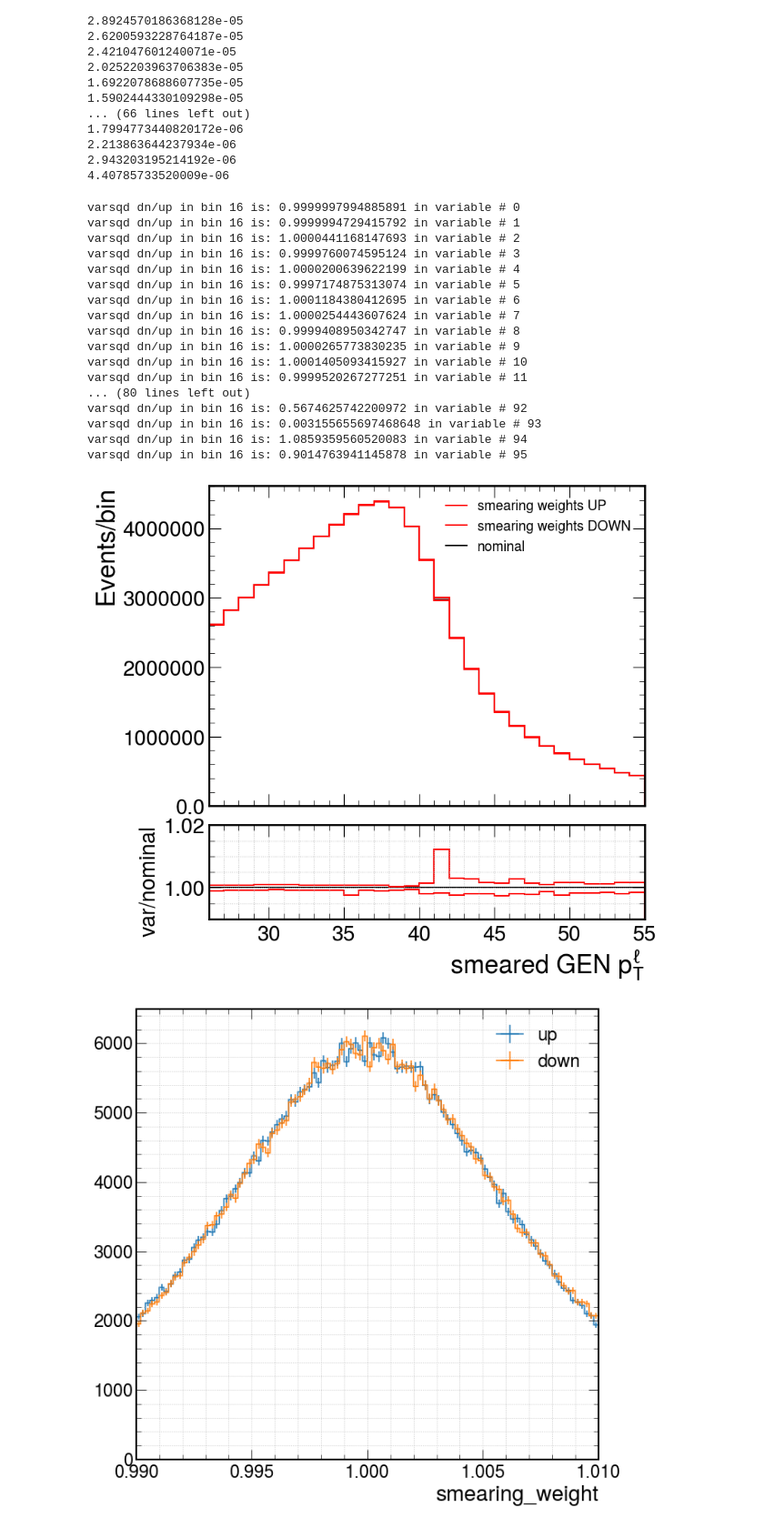
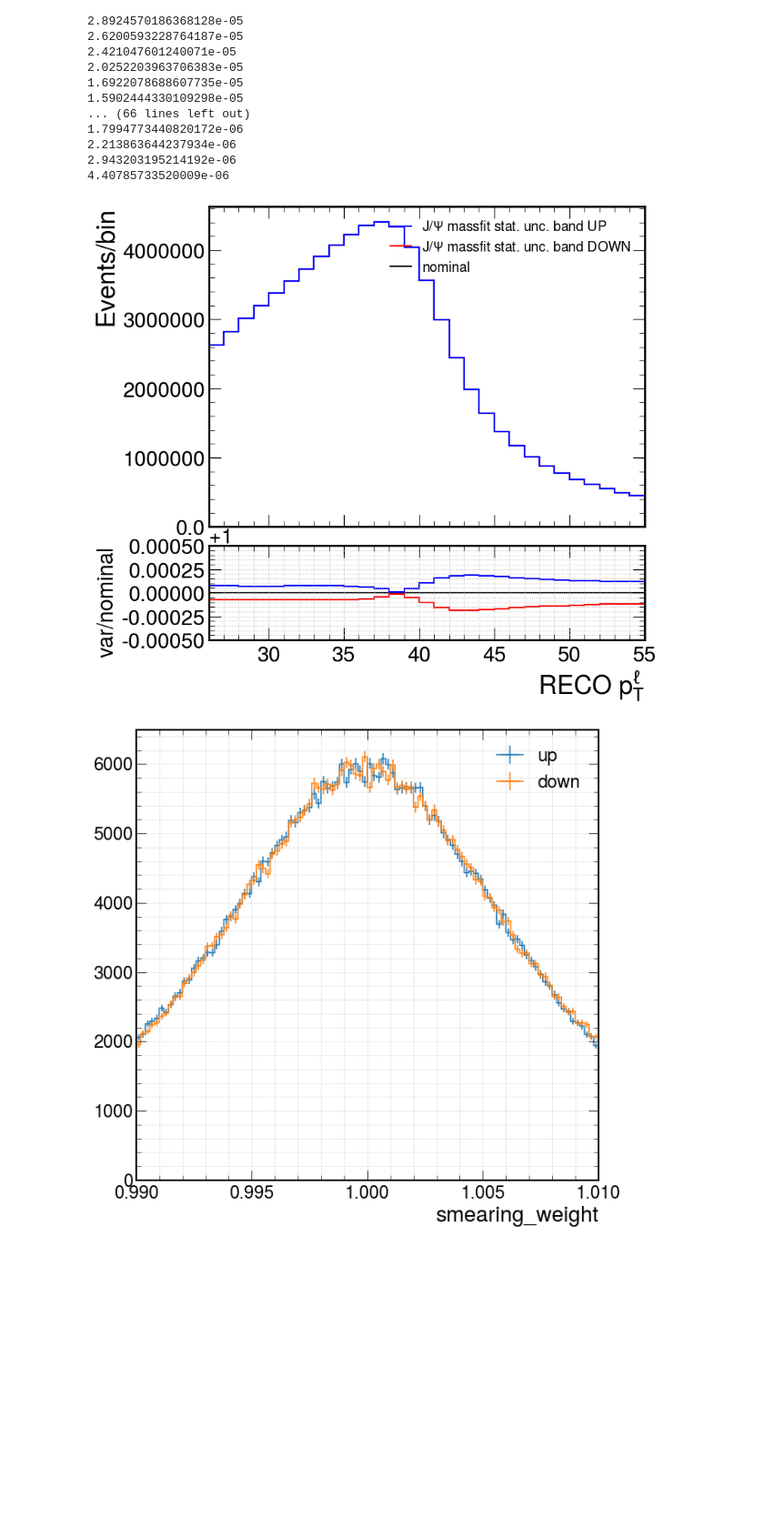
Before and after one commit to bendavid/WRemnants, a Jupyter notebook: notebooks/muonMomentumScale.ipynb, the cells around one changed output. Shown at 91% size. Saved outputs shown, nothing was run; the diff lists cells and outputs as text; code cells hidden in the pictures; blank space fills up the shorter version.

```diff
--- a/notebooks/muonMomentumScale.ipynb
+++ b/notebooks/muonMomentumScale.ipynb
@@ -148,0 +126,27 @@ fig = plot_tools.makePlotWithRatioToRef(
+# %%
+action = lambda x: x.project('pt')
+#action = lambda x: sel.unrolledHist(x)
+
+nominal = action(wp['nominal'][{'charge':1j}])
+ms_from_smearing = [action(wp['nominal_muonScaleSyst_responseWeights'][{'charge':1j}][...,143,0]),
+                    action(wp['nominal_muonScaleSyst_responseWeights'][{'charge':1j}][...,143,1])]
+
+
+fig = plot_tools.makePlotWithRatioToRef(
+    [
+        nominal,
+        ms_from_smearing[0],
+        ms_from_smearing[1]
+    ],
+    labels = [
+        'nominal',
+        r'J/$\Psi$ massfit variation #72 DOWN',
+        r'J/$\Psi$ massfit variation #72 UP',
+    ],
+    colors = ['black', 'red', 'blue'],
+    rrange = [0.99995, 1.00005],
+    nlegcols = 1,
+    rlabel = 'var/nominal',
+    xlabel = r'RECO $p_T^{\ell}$',
+    grid = True
+)
@@ -268,63 +263,46 @@ uncs on A:
 2.943203195214192e-06
 4.40785733520009e-06
 # %%
-swv = wp['muonScaleSyst_responseWeights_gensmear']
+swv = wp['nominal_muonScaleSyst_responseWeights']
 
-for i in range(swv[0,0,0,0,0,...,0].size - 2):
+for i in range(swv[0,0,0,0,0,...,0].size):
     var_h_dn = hh.addHists(swv[{'charge':1j, 'downUpVar':0, 'unc':i}].project('pt'), -1 * nominal)
     var_h_up = hh.addHists(swv[{'charge':1j, 'downUpVar':1, 'unc':i}].project('pt'), -1 * nominal)
     varsqd_h_dn = hh.multiplyHists(var_h_dn, var_h_dn)
     varsqd_h_up = hh.multiplyHists(var_h_up, var_h_up)
-    print('varsqd dn/up in bin 16 is:',  varsqd_h_dn[15].value/varsqd_h_up[15].value, 'in variable #', i)
+    #print('varsqd dn/up in bin 16 is:',  varsqd_h_dn[15].value/varsqd_h_up[15].value, 'in variable #', i)
     if i == 0:
         tot_varsqd_h_dn = varsqd_h_dn
         tot_varsqd_h_up = varsqd_h_up
     else:
         tot_varsqd_h_dn = hh.addHists(tot_varsqd_h_dn, varsqd_h_dn)
         tot_varsqd_h_up = hh.addHists(tot_varsqd_h_up, varsqd_h_up)
 tot_var_h_dn = hh.sqrtHist(tot_varsqd_h_dn)
 tot_var_h_up = hh.sqrtHist(tot_varsqd_h_up)
 
 h_dn = hh.addHists(nominal, -1 * tot_var_h_dn)
 h_up = hh.addHists(nominal, tot_var_h_up)
 
 fig = plot_tools.makePlotWithRatioToRef(
     [
         nominal,
         h_dn,
         h_up
     ],
     labels = [
         'nominal',
-        'smearing weights DOWN',
-        'smearing weights UP',
+        r'$J/\Psi$ massfit stat. unc. band DOWN',
+        r'$J/\Psi$ massfit stat. unc. band UP',
     ],
-    colors = ['black','red', 'red'],
-    rrange = [0.99, 1.02],
+    colors = ['black','red', 'blue'],
+    rrange = [0.9995, 1.0005],
     nlegcols = 1,
     rlabel = 'var/nominal',
-    xlabel = r'smeared GEN $p_T^{\ell}$',
+    xlabel = r'RECO $p_T^{\ell}$',
     grid = True
 )
 # %% [output]
-varsqd dn/up in bin 16 is: 0.9999997994885891 in variable # 0
-varsqd dn/up in bin 16 is: 0.9999994729415792 in variable # 1
-varsqd dn/up in bin 16 is: 1.0000441168147693 in variable # 2
-varsqd dn/up in bin 16 is: 0.9999760074595124 in variable # 3
-varsqd dn/up in bin 16 is: 1.0000200639622199 in variable # 4
-varsqd dn/up in bin 16 is: 0.9997174875313074 in variable # 5
-varsqd dn/up in bin 16 is: 1.0001184380412695 in variable # 6
-varsqd dn/up in bin 16 is: 1.0000254443607624 in variable # 7
-varsqd dn/up in bin 16 is: 0.9999408950342747 in variable # 8
-varsqd dn/up in bin 16 is: 1.0000265773830235 in variable # 9
-varsqd dn/up in bin 16 is: 1.0001405093415927 in variable # 10
-varsqd dn/up in bin 16 is: 0.9999520267277251 in variable # 11
-... (80 lines left out)
-varsqd dn/up in bin 16 is: 0.5674625742200972 in variable # 92
-varsqd dn/up in bin 16 is: 0.003155655697468648 in variable # 93
-varsqd dn/up in bin 16 is: 1.0859359560520083 in variable # 94
-varsqd dn/up in bin 16 is: 0.9014763941145878 in variable # 95
-[figure, old version]
+[figure, new version]
 # %%
 fig, ax = plt.subplots()
 hep.histplot(wp['smearing_weights_up'].project('smearing_weight'), label = "up", ax=ax)
```
Also changed, not shown: parts of 12 cells of this notebook, 7 other files.
